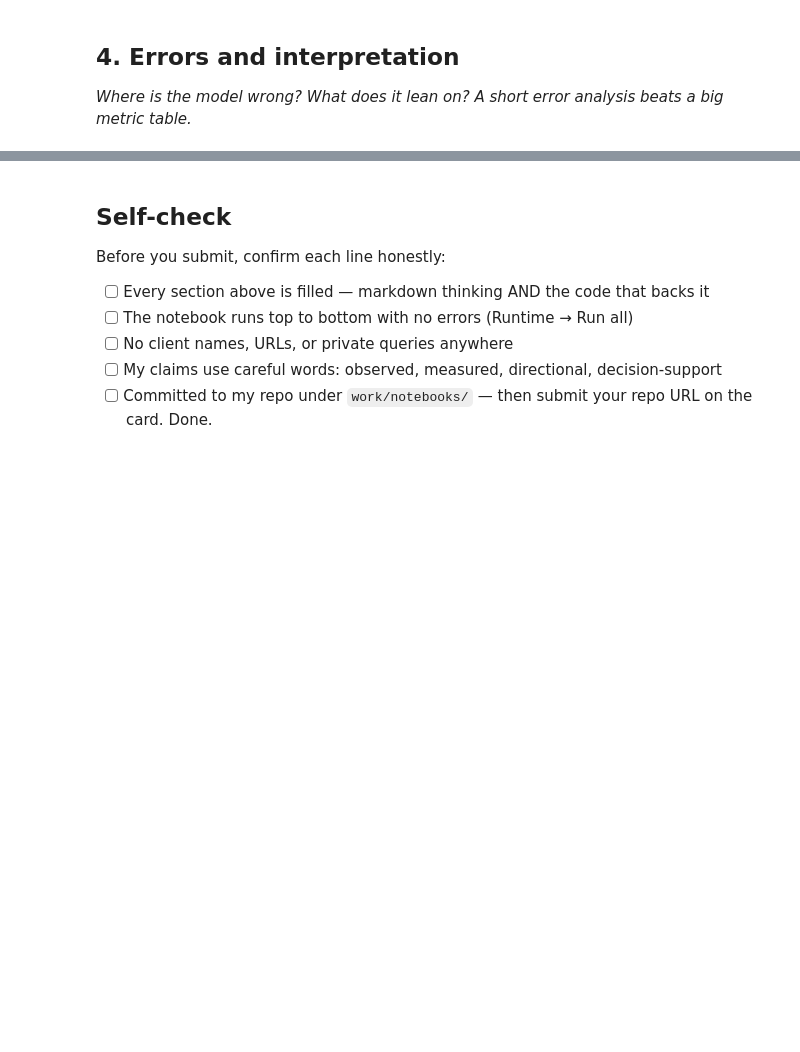
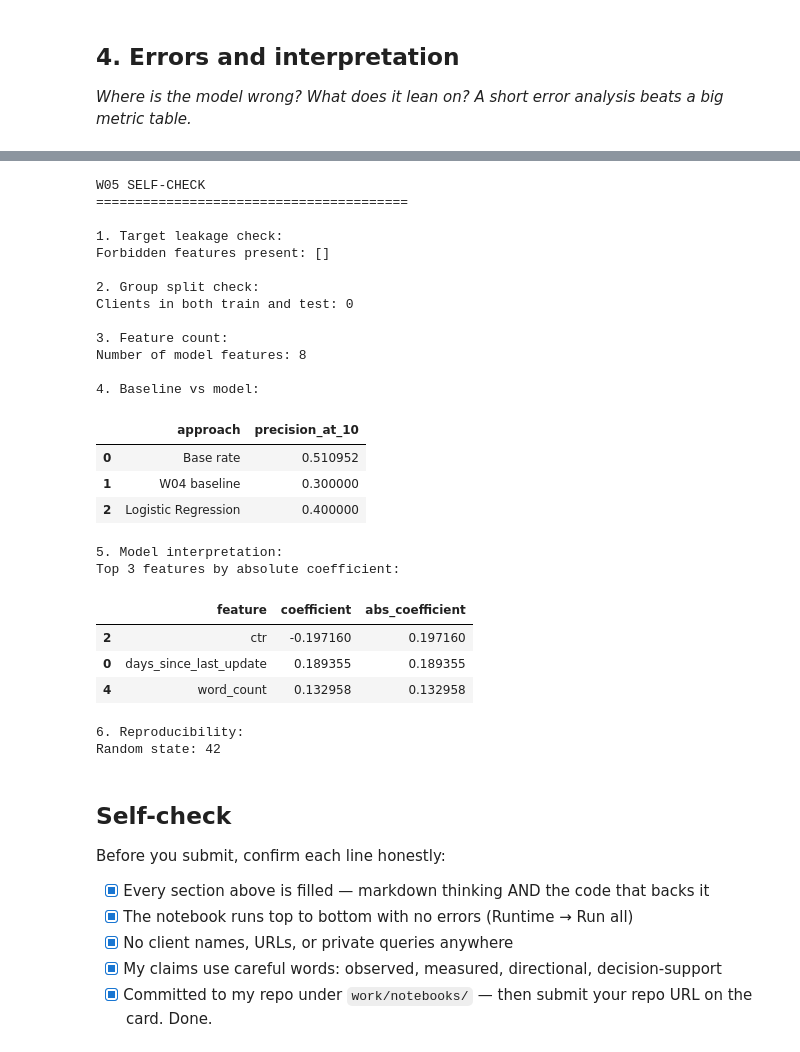
Before and after one commit to Priyaa1904/Flyrank-ML-Internship-Starter, a Jupyter notebook: work/notebooks/w05_model.ipynb, the cells around one changed output, grey strips where cells are left out. Saved outputs shown, nothing was run; the diff lists cells and outputs as text; code cells hidden in the pictures; blank space fills up the shorter version.

```diff
--- a/work/notebooks/w05_model.ipynb
+++ b/work/notebooks/w05_model.ipynb
@@ -37,10 +465,68 @@ This skeleton is yours to fill. Work the sections **in order** — each one has
+# %%
+print("W05 SELF-CHECK")
+print("=" * 40)
+
+print("\n1. Target leakage check:")
+forbidden = [
+    "trend_direction",
+    "trend_pct",
+    "is_declining_label",
+    "is_declining"
+]
+print("Forbidden features present:",
+      [c for c in feature_cols if c in forbidden])
+
+print("\n2. Group split check:")
+print(
+    "Clients in both train and test:",
+    len(set(groups_train) & set(groups_test))
+)
+
+print("\n3. Feature count:")
+print("Number of model features:", len(feature_cols))
+
+print("\n4. Baseline vs model:")
+display(comparison_with_base)
+
+print("\n5. Model interpretation:")
+print("Top 3 features by absolute coefficient:")
+display(feature_importance.head(3))
+
+print("\n6. Reproducibility:")
+print("Random state: 42")
+# %% [output]
+W05 SELF-CHECK
+========================================
+
+1. Target leakage check:
+Forbidden features present: []
+
+2. Group split check:
+Clients in both train and test: 0
+
+3. Feature count:
+Number of model features: 8
+
+4. Baseline vs model:
+|  | approach | precision_at_10 |
+| 0 | Base rate | 0.510952 |
+| 1 | W04 baseline | 0.300000 |
+| 2 | Logistic Regression | 0.400000 |
+5. Model interpretation:
+Top 3 features by absolute coefficient:
+|  | feature | coefficient | abs_coefficient |
+| 2 | ctr | -0.197160 | 0.197160 |
+| 0 | days_since_last_update | 0.189355 | 0.189355 |
+| 4 | word_count | 0.132958 | 0.132958 |
+6. Reproducibility:
+Random state: 42
 # %% [markdown]
 ## Self-check
 
 Before you submit, confirm each line honestly:
 
-- [ ] Every section above is filled — markdown thinking AND the code that backs it
-- [ ] The notebook runs top to bottom with no errors (Runtime → Run all)
-- [ ] No client names, URLs, or private queries anywhere
-- [ ] My claims use careful words: observed, measured, directional, decision-support
-- [ ] Committed to my repo under `work/notebooks/` — then submit your repo URL on the card. Done.
+- [x] Every section above is filled — markdown thinking AND the code that backs it
+- [x] The notebook runs top to bottom with no errors (Runtime → Run all)
+- [x] No client names, URLs, or private queries anywhere
+- [x] My claims use careful words: observed, measured, directional, decision-support
+- [x] Committed to my repo under `work/notebooks/` — then submit your repo URL on the card. Done.
```
Also changed, not shown: parts of 21 cells of this notebook.
